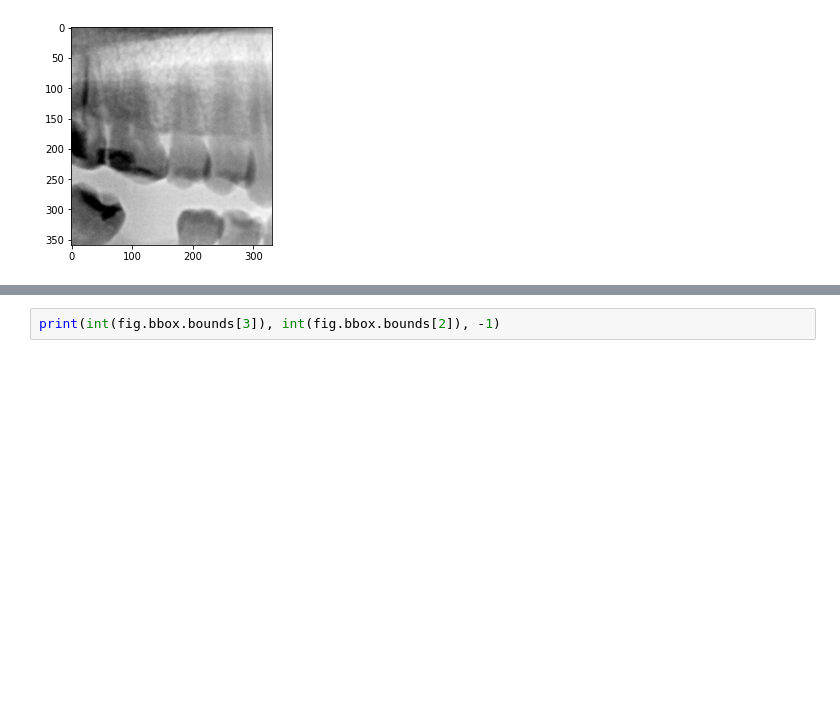
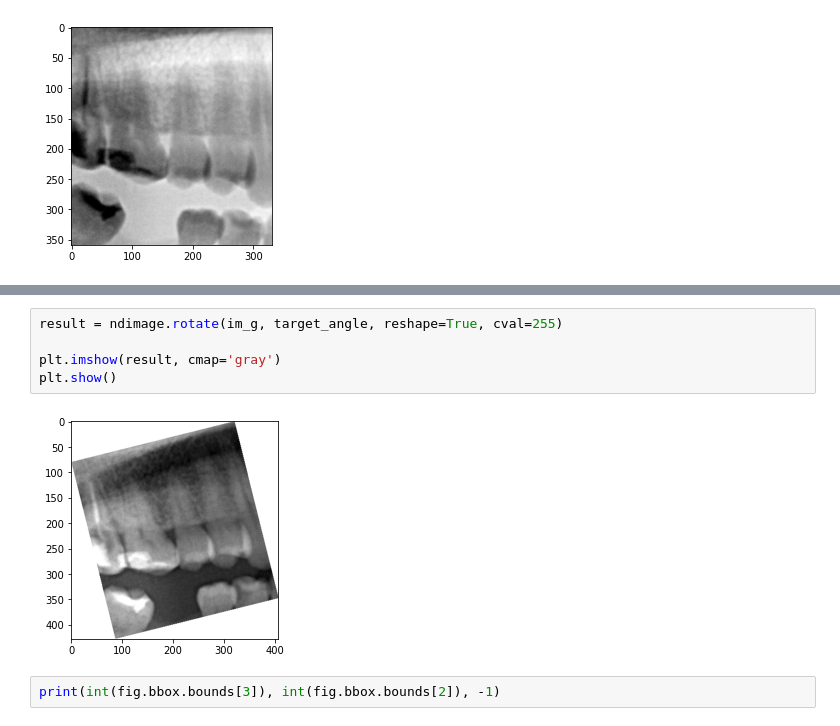
Before and after one commit to alan8365/dentist-CV, a Jupyter notebook: edge/get_rotation_angle_demo.ipynb, the cells around one changed output, grey strips where cells are left out. Saved outputs shown, nothing was run; the diff lists cells and outputs as text; blank space fills up the shorter version.

```diff
--- a/edge/get_rotation_angle_demo.ipynb
+++ b/edge/get_rotation_angle_demo.ipynb
@@ -112,4 +112,11 @@ with imageio.get_writer('rotation.gif', mode='I') as writer:
 ... (9 outputs left out)
+# %%
+result = ndimage.rotate(im_g, target_angle, reshape=True, cval=255)
+
+plt.imshow(result, cmap='gray')
+plt.show()
+# %% [output]
+[figure, added]
 # %%
 print(int(fig.bbox.bounds[3]), int(fig.bbox.bounds[2]), -1)
 # %% [output]
```
Also changed, not shown: parts of 3 cells of this notebook, 11 other files.
